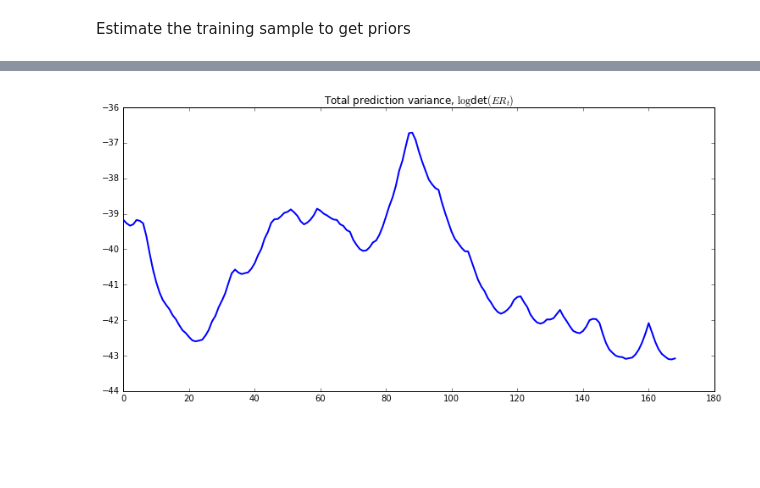
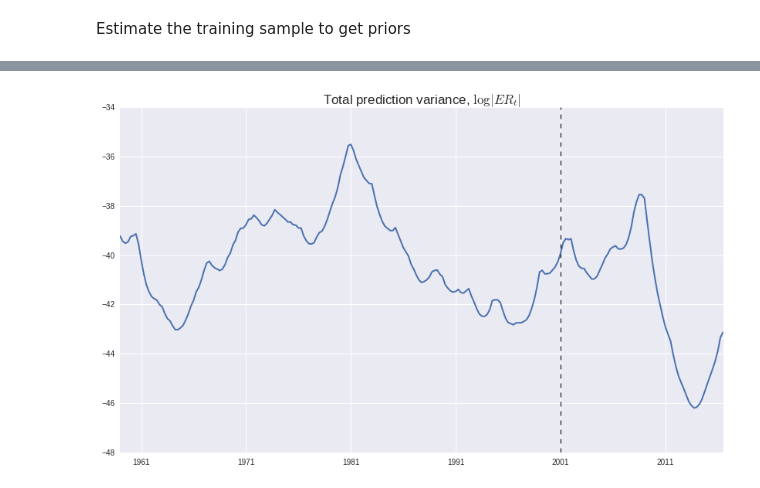
Before and after one commit to szokeb87/cs2005_pymc, a Jupyter notebook: notebooks/CogleySargent2005_reestimation.ipynb, the cells around one changed output, grey strips where cells are left out. Cells and saved outputs as stored; diff of their text form; code cells hidden in the pictures; blank space fills up the shorter version.

```diff
--- a/notebooks/CogleySargent2005_reestimation.ipynb
+++ b/notebooks/CogleySargent2005_reestimation.ipynb
@@ -210,8 +225,14 @@ plt.show()
-# %%
-fig3, bx = plt.subplots(figsize = (12.5,6))
-bx.plot(ldR, linewidth=2)
-bx.set_title(r'Total prediction variance, $\log$det$(E R_t)$')
-plt.savefig('PredVar.pdf')
-plt.show()
-# %% [output]
-[figure, removed]
+# %%
+logdetR = np.empty((T + 1, 1))
+
+for tt in range(T + 1):
+    logdetR[tt, 0] = np.log(np.linalg.det(R_mean[tt, :, :]))
+
+fig3, ax = plt.subplots(figsize = (14, 8))
+ax.plot(date_axis, logdetR, linewidth = 2, label = 'pymc')
+ax.set_title(r'Total prediction variance, $\log |E R_t|$', fontsize = 17)
+ax.vlines('2000-12-31', -48, -34, color = 'k', lw = 1, linestyle = '--')
+
+plt.savefig('../figures/fig4_updated.pdf')
+# %% [output]
+[figure, added]
```
Also changed, not shown: parts of 13 cells of this notebook, 15 other files.
